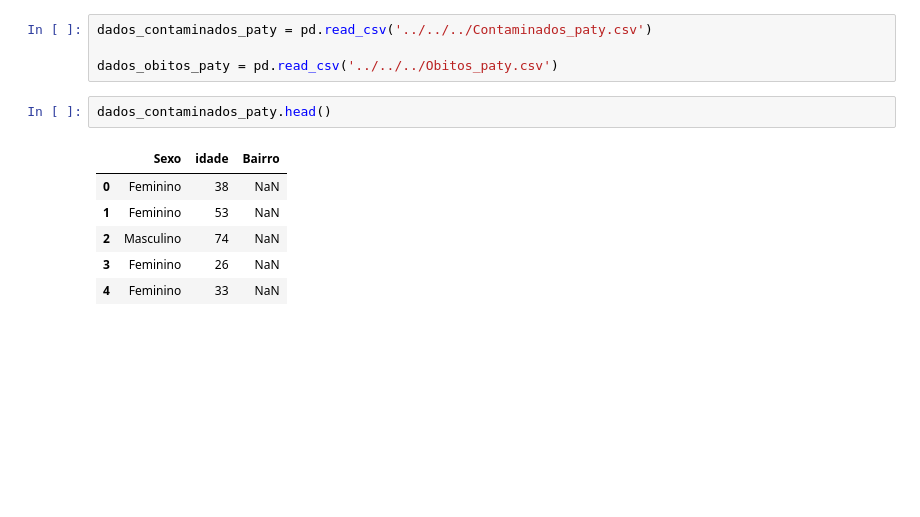
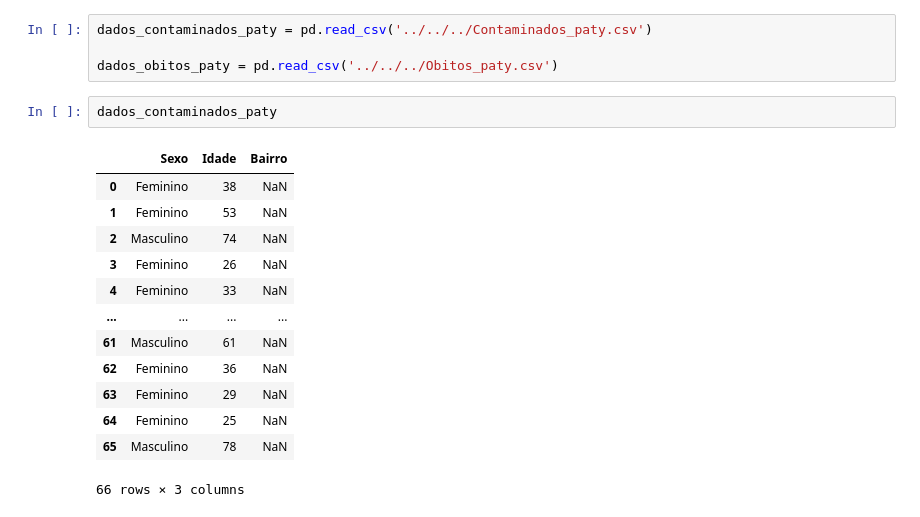
Before and after one commit to fpgdesa/CovidDashboard, a Jupyter notebook: dashboard/Notebook/Dados_Paty.ipynb, the cells around one changed output. Cells and saved outputs as stored; diff of their text form; blank space fills up the shorter version.

```diff
--- a/dashboard/Notebook/Dados_Paty.ipynb
+++ b/dashboard/Notebook/Dados_Paty.ipynb
@@ -170,14 +170,21 @@ dados_contaminados_paty = pd.read_csv('../../../Contaminados_paty.csv')
 
 dados_obitos_paty = pd.read_csv('../../../Obitos_paty.csv')
 # %%
-dados_contaminados_paty.head()
+dados_contaminados_paty
 # %% [output]
-|  | Sexo | idade | Bairro |
+|  | Sexo | Idade | Bairro |
 | 0 | Feminino | 38 | NaN |
 | 1 | Feminino | 53 | NaN |
 | 2 | Masculino | 74 | NaN |
 | 3 | Feminino | 26 | NaN |
 | 4 | Feminino | 33 | NaN |
+| ... | ... | ... | ... |
+| 61 | Masculino | 61 | NaN |
+| 62 | Feminino | 36 | NaN |
+| 63 | Feminino | 29 | NaN |
+| 64 | Feminino | 25 | NaN |
+| 65 | Masculino | 78 | NaN |
+66 rows × 3 columns
 # %%
 dados_obitos_paty.head()
 # %% [output]
```
Also changed, not shown: parts of 18 cells of this notebook, 4 other files.
